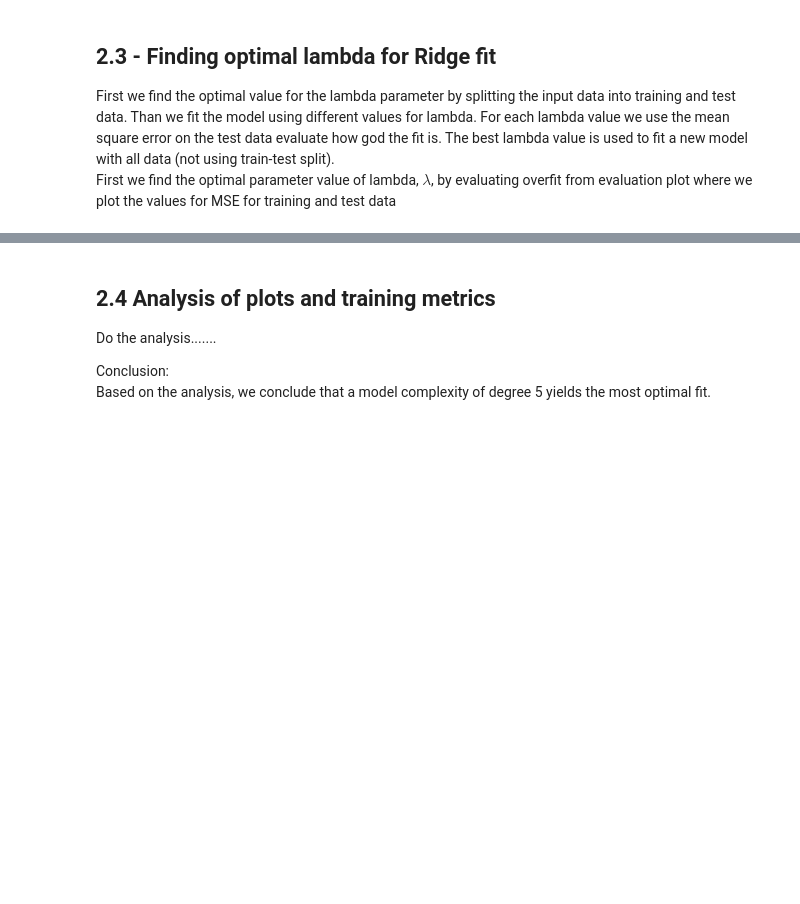
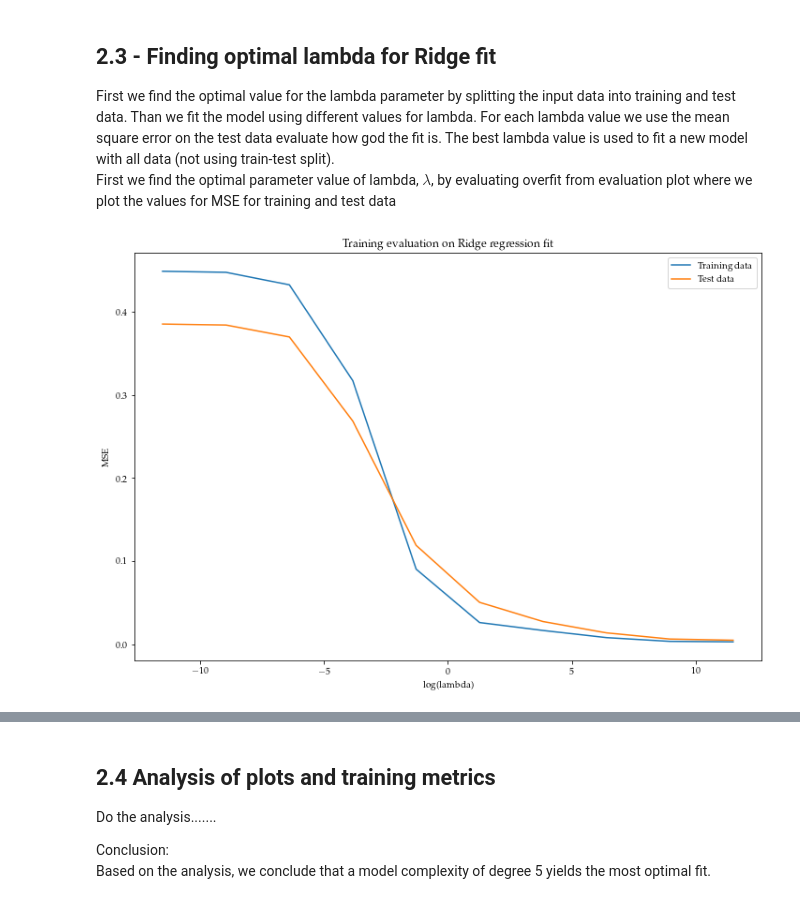
Before and after one commit to AndreasBordvik/FYS-STK4155-Prj1_report, a Jupyter notebook: code/Exercise4.ipynb, the cells around one changed output, grey strips where cells are left out. Saved outputs shown, nothing was run; the diff lists cells and outputs as text; code cells hidden in the pictures; blank space fills up the shorter version.

```diff
--- a/code/Exercise4.ipynb
+++ b/code/Exercise4.ipynb
@@ -34,8 +29,8 @@ REPORT_FIGURES = "figures/" # Path for figures ment for the report
 Defining and creating the data
 # %%
 features = 6
-#x = np.arange(0, 1, 0.05)
-#y = np.arange(0, 1, 0.05)
+x = np.arange(0, 1, 0.05)
+y = np.arange(0, 1, 0.05)
 X = create_X(x, y, n=features) # Design Matrix
 z = FrankeFunction(x,y)
-z += noise # Adding stochastic noise
+# z += noise # Adding stochastic noise
@@ -46,8 +39,8 @@ NameError: name 'x' is not defined
 First we find the optimal value for the lambda parameter by splitting the input data into training and test data. Than we fit the model using different values for lambda. For each lambda value we use the mean square error on the test data evaluate how god the fit is. The best lambda value is used to fit a new model with all data (not using train-test split). <br>
 First we find the optimal parameter value of lambda, $\lambda$, by evaluating overfit from evaluation plot where we plot the values for MSE for training and test data
 # %%
-nbf_lambdas = 100
-lambdas = np.logspace(-6,6, nbf_lambdas)
+nbf_lambdas = 10
+lambdas = np.logspace(-5,5, nbf_lambdas)
 z_train_ridge = pd.DataFrame()
 z_hat_train_ridge = pd.DataFrame()
 z_test_ridge = pd.DataFrame()
@@ -61,30 +54,32 @@ for lam in lambdas:
 
     # Predictions
     z_hat_train = model.predict(X_train) # predict on train data
     z_hat_test = model.predict(X_test) # predict on test data
 
     # Filling up dataframes
     z_train_ridge[lam] = z_train.flatten()
     z_hat_train_ridge[lam] = z_hat_train.flatten()
     z_test_ridge[lam] = z_test.flatten()
     z_hat_test_ridge[lam] = z_hat_test.flatten()
 
 
 # MSE calculations for all lambda values
 mse_scores_train = ((z_train_ridge - z_hat_train_ridge) ** 2).mean()
 mse_scores_test = ((z_test_ridge - z_hat_test_ridge) ** 2).mean()
 # R2 calculations for all lambda values
 R2_scores_train = 1 - ((z_train_ridge - z_hat_train_ridge) ** 2).sum() / ((z_train_ridge - z_train_ridge.mean())**2).sum()
 R2_scores_test = 1 - ((z_test_ridge - z_hat_test_ridge) ** 2).sum() / ((z_test_ridge - z_test_ridge.mean())**2).sum()
 
 # Plots
 plt.figure(figsize=(12,8))
 plt.plot(-np.log(lambdas), mse_scores_train, label="Training data")
 plt.plot(-np.log(lambdas), mse_scores_test, label="Test data")
 #plt.plot(mse_scores_train,-np.log(lambdas), label="Training data")
 #plt.plot(mse_scores_test,-np.log(lambdas), label="Test data")
 plt.xlabel("log(lambda)")
 plt.ylabel("MSE")
 plt.title("Training evaluation on Ridge regression fit")
 plt.legend()
 plt.savefig(f"{REPORT_FIGURES}franke_function_Ridge_evaluate_fit.pdf")
+# %% [output]
+[figure, added]
```
Also changed, not shown: parts of 6 cells of this notebook, 2 other files.
